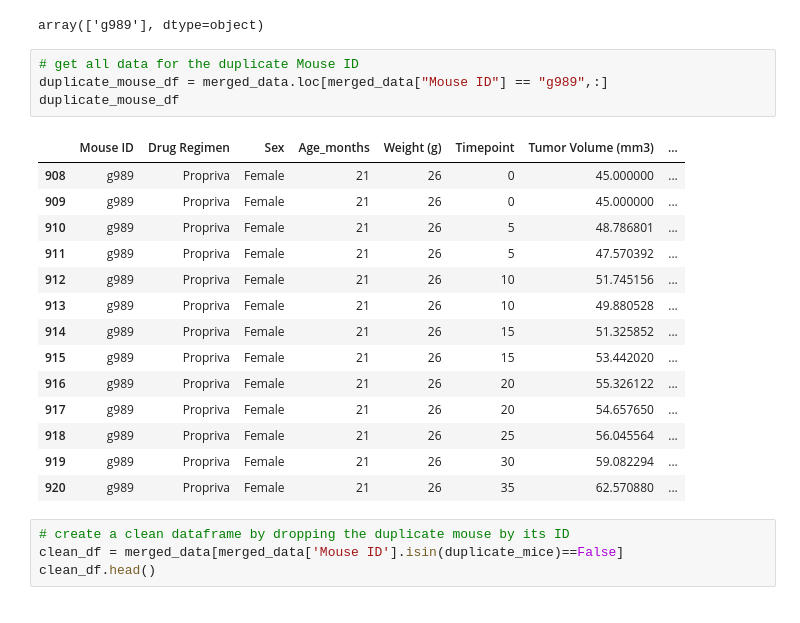
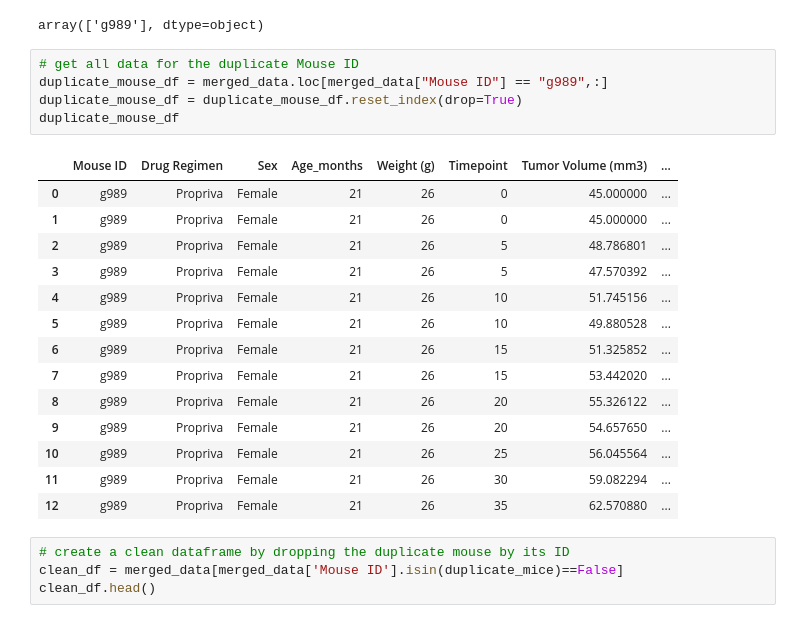
Before and after one commit to claireattias/Matplotlib, a Jupyter notebook: pymaceuticals.ipynb, the cells around one changed output. Cells and saved outputs as stored; diff of their text form.

```diff
--- a/pymaceuticals.ipynb
+++ b/pymaceuticals.ipynb
@@ -56,22 +56,23 @@ array(['g989'], dtype=object)
 # %%
 # get all data for the duplicate Mouse ID
 duplicate_mouse_df = merged_data.loc[merged_data["Mouse ID"] == "g989",:]
+duplicate_mouse_df = duplicate_mouse_df.reset_index(drop=True)
 duplicate_mouse_df
 # %% [output]
 |  | Mouse ID | Drug Regimen | Sex | Age_months | Weight (g) | Timepoint | Tumor Volume (mm3) | ... |
-| 908 | g989 | Propriva | Female | 21 | 26 | 0 | 45.000000 | ... |
-| 909 | g989 | Propriva | Female | 21 | 26 | 0 | 45.000000 | ... |
-| 910 | g989 | Propriva | Female | 21 | 26 | 5 | 48.786801 | ... |
-| 911 | g989 | Propriva | Female | 21 | 26 | 5 | 47.570392 | ... |
-| 912 | g989 | Propriva | Female | 21 | 26 | 10 | 51.745156 | ... |
-| 913 | g989 | Propriva | Female | 21 | 26 | 10 | 49.880528 | ... |
-| 914 | g989 | Propriva | Female | 21 | 26 | 15 | 51.325852 | ... |
-| 915 | g989 | Propriva | Female | 21 | 26 | 15 | 53.442020 | ... |
-| 916 | g989 | Propriva | Female | 21 | 26 | 20 | 55.326122 | ... |
-| 917 | g989 | Propriva | Female | 21 | 26 | 20 | 54.657650 | ... |
-| 918 | g989 | Propriva | Female | 21 | 26 | 25 | 56.045564 | ... |
-| 919 | g989 | Propriva | Female | 21 | 26 | 30 | 59.082294 | ... |
-| 920 | g989 | Propriva | Female | 21 | 26 | 35 | 62.570880 | ... |
+| 0 | g989 | Propriva | Female | 21 | 26 | 0 | 45.000000 | ... |
+| 1 | g989 | Propriva | Female | 21 | 26 | 0 | 45.000000 | ... |
+| 2 | g989 | Propriva | Female | 21 | 26 | 5 | 48.786801 | ... |
+| 3 | g989 | Propriva | Female | 21 | 26 | 5 | 47.570392 | ... |
+| 4 | g989 | Propriva | Female | 21 | 26 | 10 | 51.745156 | ... |
+| 5 | g989 | Propriva | Female | 21 | 26 | 10 | 49.880528 | ... |
+| 6 | g989 | Propriva | Female | 21 | 26 | 15 | 51.325852 | ... |
+| 7 | g989 | Propriva | Female | 21 | 26 | 15 | 53.442020 | ... |
+| 8 | g989 | Propriva | Female | 21 | 26 | 20 | 55.326122 | ... |
+| 9 | g989 | Propriva | Female | 21 | 26 | 20 | 54.657650 | ... |
+| 10 | g989 | Propriva | Female | 21 | 26 | 25 | 56.045564 | ... |
+| 11 | g989 | Propriva | Female | 21 | 26 | 30 | 59.082294 | ... |
+| 12 | g989 | Propriva | Female | 21 | 26 | 35 | 62.570880 | ... |
 # %%
 # create a clean dataframe by dropping the duplicate mouse by its ID
 clean_df = merged_data[merged_data['Mouse ID'].isin(duplicate_mice)==False]
```
Also changed, not shown: parts of 5 cells of this notebook.
